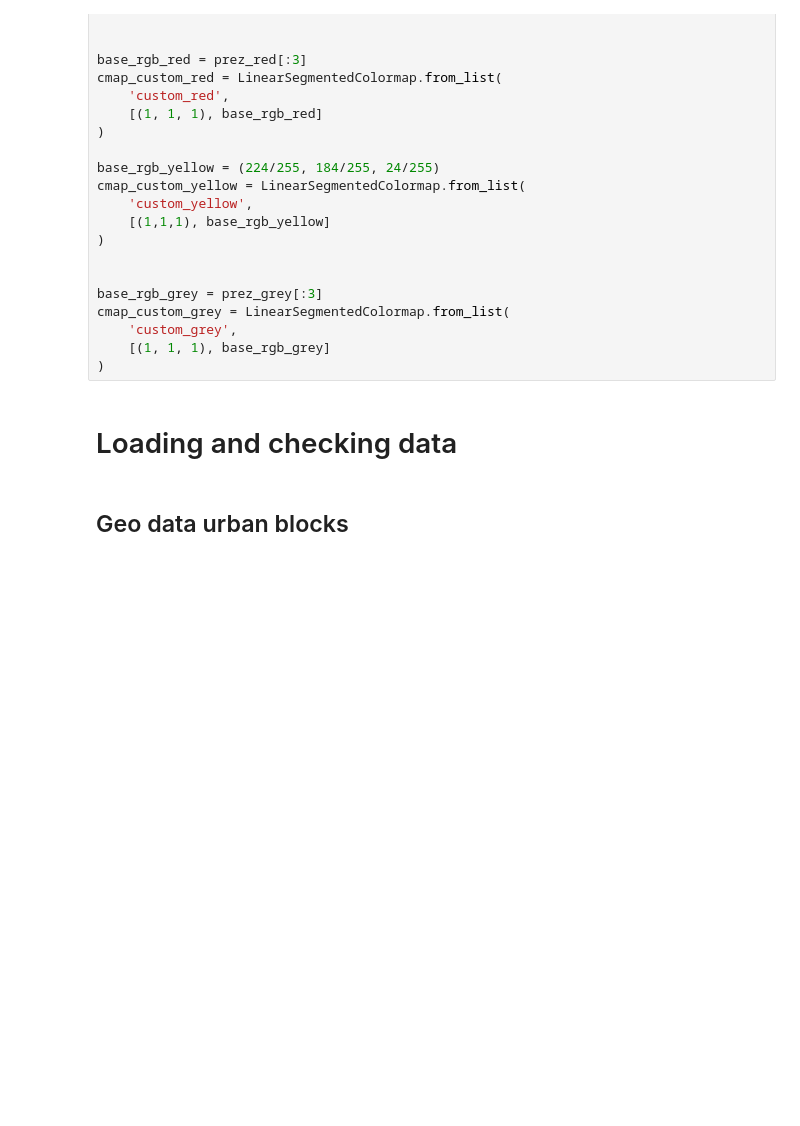
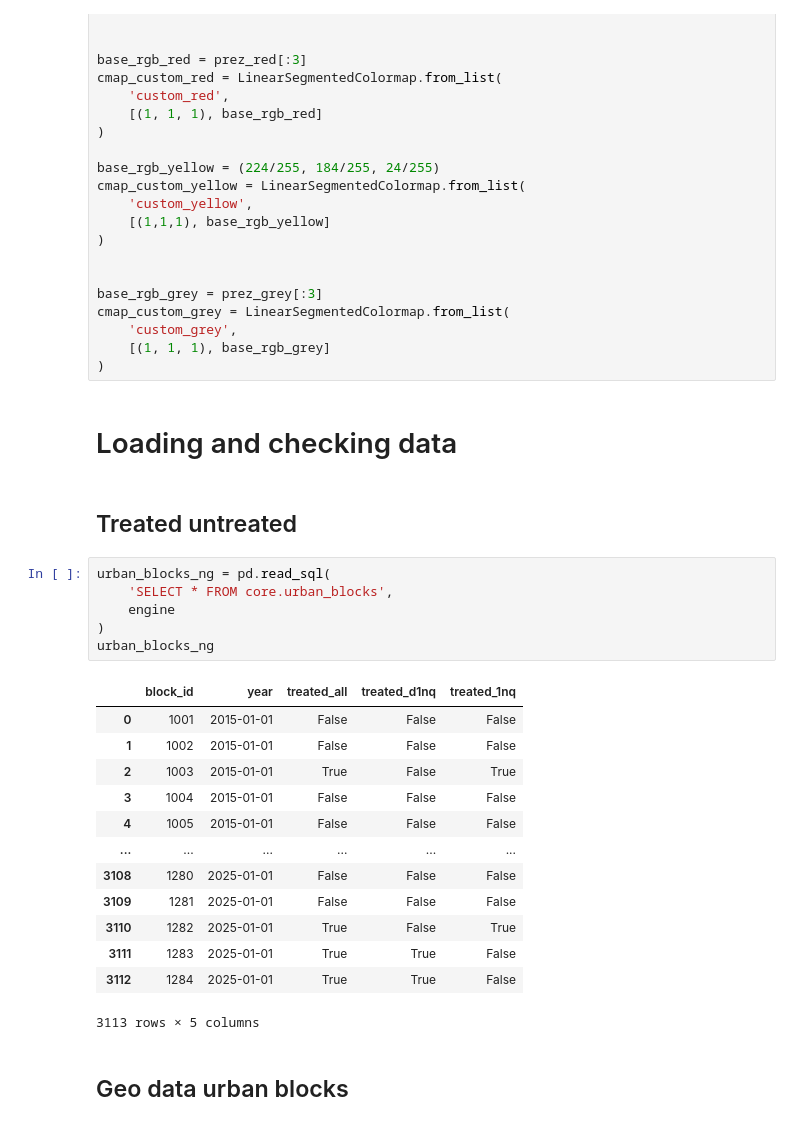
Before and after one commit to Andrew10MAIN/urban_regeneration_platform, a Jupyter notebook: experiments/notebooks/test_db_connection.ipynb, the cells around one changed output. Cells and saved outputs as stored; diff of their text form; blank space fills up the shorter version.

```diff
--- a/experiments/notebooks/test_db_connection.ipynb
+++ b/experiments/notebooks/test_db_connection.ipynb
@@ -331,6 +337,28 @@ cmap_custom_grey = LinearSegmentedColormap.from_list(
 )
 # %% [markdown]
 # Loading and checking data
+# %% [markdown]
+## Treated untreated
+# %%
+urban_blocks_ng = pd.read_sql(
+    'SELECT * FROM core.urban_blocks',
+    engine
+)
+urban_blocks_ng
+# %% [output]
+|  | block_id | year | treated_all | treated_d1nq | treated_1nq |
+| 0 | 1001 | 2015-01-01 | False | False | False |
+| 1 | 1002 | 2015-01-01 | False | False | False |
+| 2 | 1003 | 2015-01-01 | True | False | True |
+| 3 | 1004 | 2015-01-01 | False | False | False |
+| 4 | 1005 | 2015-01-01 | False | False | False |
+| ... | ... | ... | ... | ... | ... |
+| 3108 | 1280 | 2025-01-01 | False | False | False |
+| 3109 | 1281 | 2025-01-01 | False | False | False |
+| 3110 | 1282 | 2025-01-01 | True | False | True |
+| 3111 | 1283 | 2025-01-01 | True | True | False |
+| 3112 | 1284 | 2025-01-01 | True | True | False |
+3113 rows × 5 columns
 # %% [markdown]
 ## Geo data urban blocks
 # %%
```
Also changed, not shown: parts of 48 cells of this notebook.
